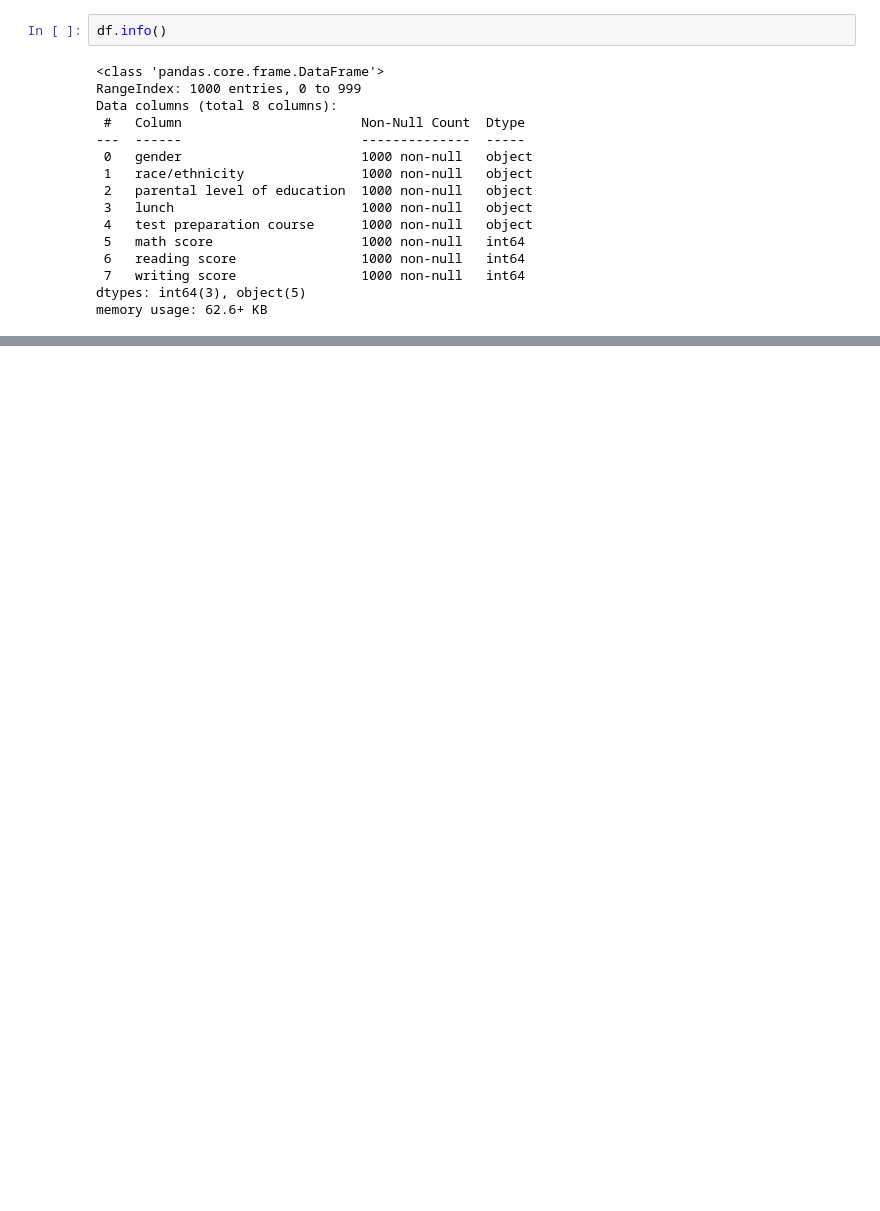
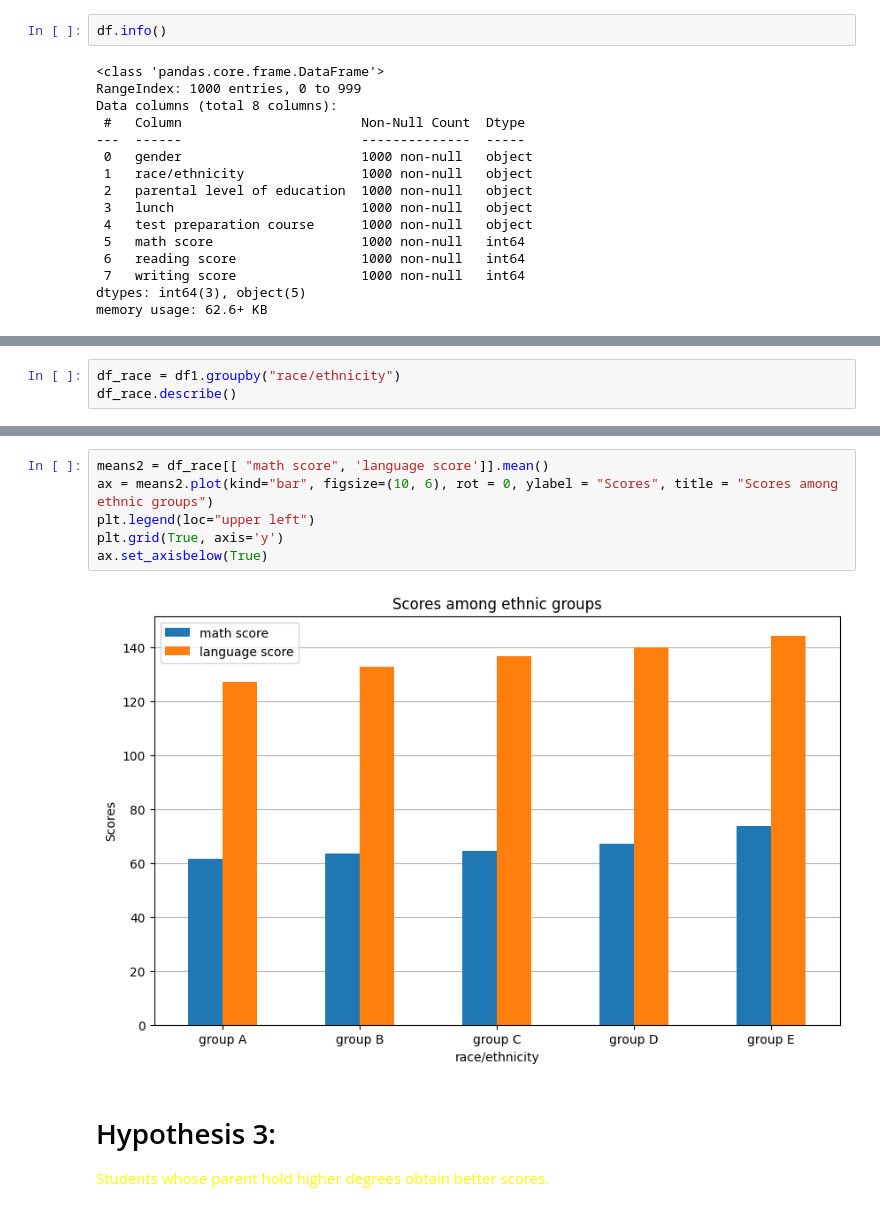
Before and after one commit to nohahussien/EDA, a Jupyter notebook: student.ipynb, the cells around one changed output, grey strips where cells are left out. Saved outputs shown, nothing was run; the diff lists cells and outputs as text; blank space fills up the shorter version.

```diff
--- a/student.ipynb
+++ b/student.ipynb
@@ -68,0 +209,3 @@ array(['standard', 'free/reduced'], dtype=object)
+# %%
+df_race = df1.groupby("race/ethnicity")
+df_race.describe()
@@ -68,0 +221,11 @@ array(['standard', 'free/reduced'], dtype=object)
+# %%
+means2 = df_race[[ "math score", 'language score']].mean()
+ax = means2.plot(kind="bar", figsize=(10, 6), rot = 0, ylabel = "Scores", title = "Scores among ethnic groups")
+plt.legend(loc="upper left")
+plt.grid(True, axis='y')
+ax.set_axisbelow(True)
+# %% [output]
+[figure, added]
+# %% [markdown]
+# Hypothesis 3:
+<span style="color: yellow;">Students whose parent hold higher degrees obtain better scores.</span>
```
Also changed, not shown: parts of 34 cells of this notebook, 1 other file.
